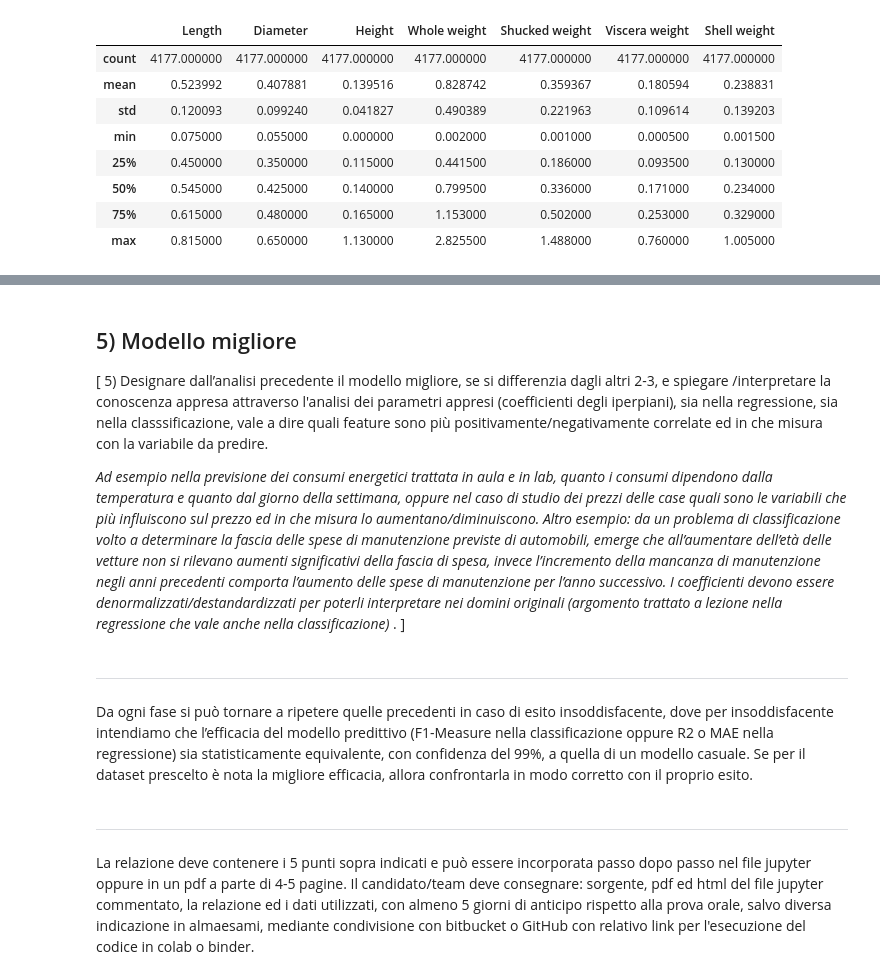
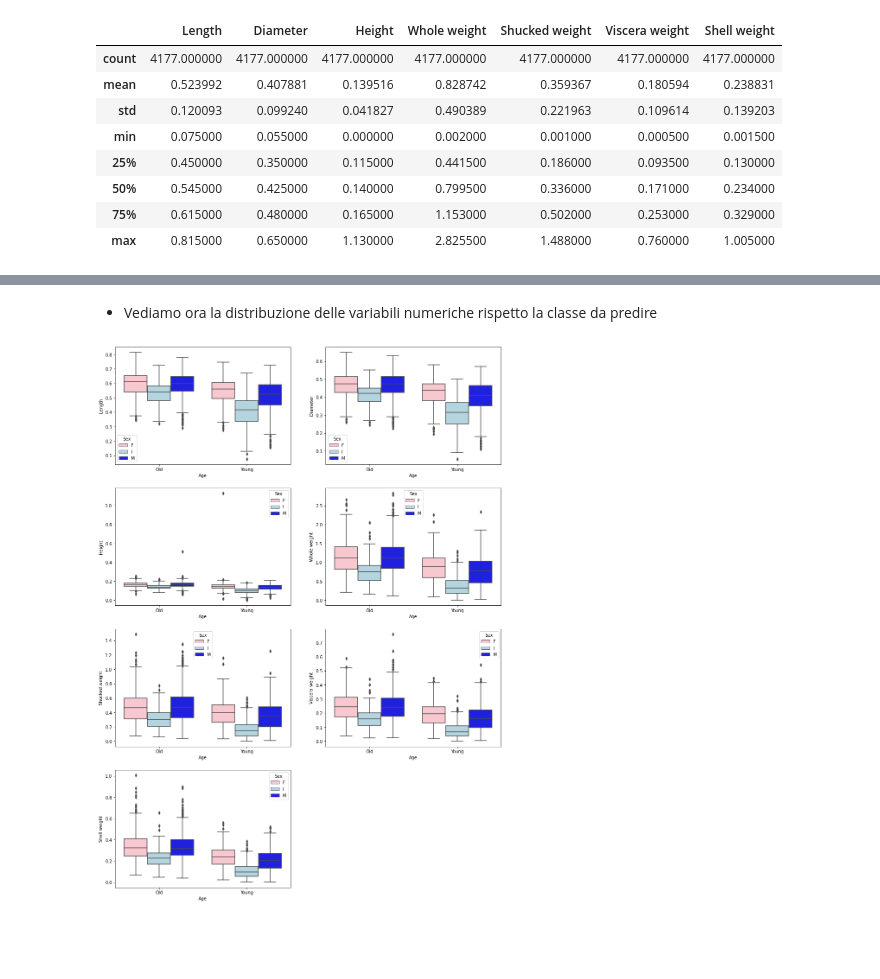
Before and after one commit to albispark/progetto-data-intensive, a Jupyter notebook: Progetto.ipynb, the cells around one changed output, grey strips where cells are left out. Saved outputs shown, nothing was run; the diff lists cells and outputs as text; code cells hidden in the pictures; blank space fills up the shorter version.

Commit message:
completata analisi esplorativa dei dati

```diff
--- a/Progetto.ipynb
+++ b/Progetto.ipynb
@@ -298,33 +243,12 @@ regime con calcolo degli intervalli di confidenza predittivi fissata la confiden
-# %% [markdown]
-## 5) Modello migliore
-
-[ 5) Designare dall’analisi precedente il modello migliore, se si differenzia dagli altri 2-3, e spiegare
-/interpretare la conoscenza appresa attraverso l'analisi dei parametri appresi (coefficienti degli iperpiani), sia
-nella regressione, sia nella classsificazione, vale a dire quali feature sono più positivamente/negativamente
-correlate ed in che misura con la variabile da predire.
-
-_Ad esempio nella previsione dei consumi energetici trattata in aula e in lab, quanto i consumi dipendono
-dalla temperatura e quanto dal giorno della settimana, oppure nel caso di studio dei prezzi delle case
-quali sono le variabili che più influiscono sul prezzo ed in che misura lo aumentano/diminuiscono. Altro
-esempio: da un problema di classificazione volto a determinare la fascia delle spese di manutenzione
-previste di automobili, emerge che all’aumentare dell’età delle vetture non si rilevano aumenti
-significativi della fascia di spesa, invece l’incremento della mancanza di manutenzione negli anni
-precedenti comporta l’aumento delle spese di manutenzione per l’anno successivo. I coefficienti devono
-essere denormalizzati/destandardizzati per poterli interpretare nei domini originali (argomento trattato a
-lezione nella regressione che vale anche nella classificazione)_ . ]
-# %% [markdown]
----
-
-
-Da ogni fase si può tornare a ripetere quelle precedenti in caso di esito insoddisfacente, dove per
-insoddisfacente intendiamo che l’efficacia del modello predittivo (F1-Measure nella classificazione oppure R2
-o MAE nella regressione) sia statisticamente equivalente, con confidenza del 99%, a quella di un modello
-casuale. Se per il dataset prescelto è nota la migliore efficacia, allora confrontarla in modo corretto con il
-proprio esito.
-# %% [markdown]
----
-La relazione deve contenere i 5 punti sopra indicati e può essere incorporata passo dopo
-passo nel file jupyter oppure in un pdf a parte di 4-5 pagine.
-Il candidato/team deve consegnare: sorgente, pdf ed html del file jupyter commentato, la relazione ed i dati
-utilizzati, con almeno 5 giorni di anticipo rispetto alla prova orale, salvo diversa indicazione in almaesami,
-mediante condivisione con bitbucket o GitHub con relativo link per l'esecuzione del codice in colab o binder.
+# %% [markdown]
+- Vediamo ora la distribuzione delle variabili numeriche rispetto la classe da predire
+# %%
+np.warnings.filterwarnings('ignore', category=np.VisibleDeprecationWarning)
+plt.figure(figsize=(16, 35))
+for n, t in enumerate(numeric_variables, start=1):
+    # data.boxplot(ax=plt.subplot(6,2,n), column=t, by="Age", showmeans=True);
+    sns.boxplot(x="Age", y=t, hue="Sex",
+                data=data, palette=["pink", "lightblue", "blue"],
+                ax=plt.subplot(6,2,n));
+# %% [output]
+[figure, added]
```
Also changed, not shown: parts of 111 cells of this notebook.
